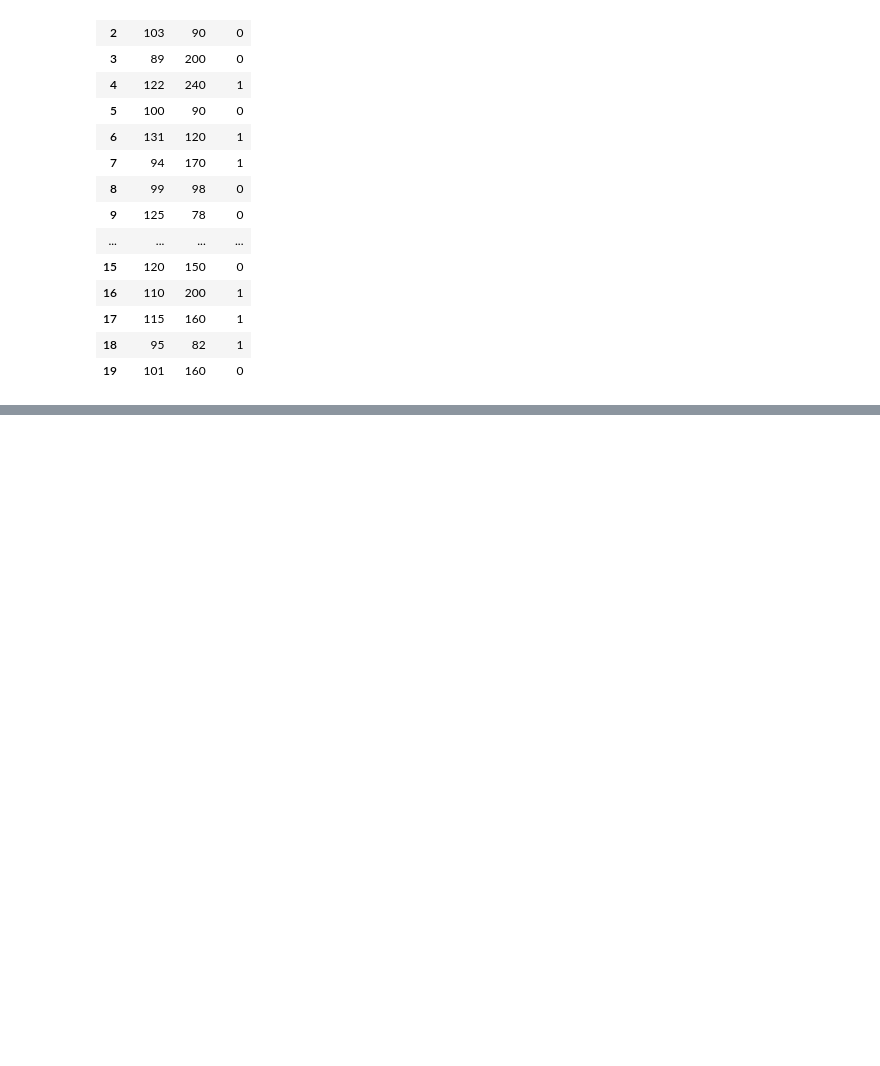
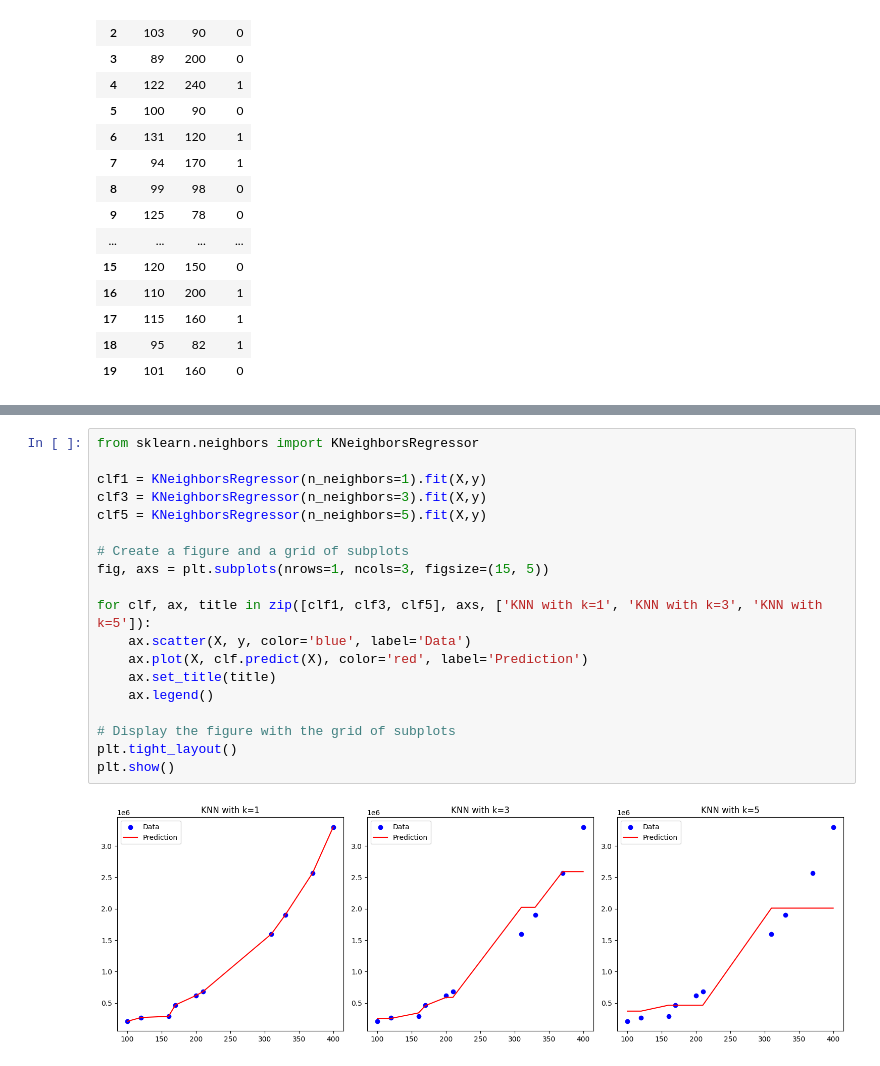
Before and after one commit to ShadaMaayouf/Sem2_Machine_Learning, a Jupyter notebook: KE2_ueberwachtes_Lernen/2_4_Nachste_Nachbarn_Klassifikation/2_4_Naechste_Nachbarn_Klassifikation.ipynb, the cells around one changed output, grey strips where cells are left out. Drawn from its saved outputs; the diff is of its cells as text; blank space fills up the shorter version.

```diff
--- a/KE2_ueberwachtes_Lernen/2_4_Nachste_Nachbarn_Klassifikation/2_4_Naechste_Nachbarn_Klassifikation.ipynb
+++ b/KE2_ueberwachtes_Lernen/2_4_Nachste_Nachbarn_Klassifikation/2_4_Naechste_Nachbarn_Klassifikation.ipynb
@@ -87,0 +149,21 @@ plt.show()
+# %%
+from sklearn.neighbors import KNeighborsRegressor
+
+clf1 = KNeighborsRegressor(n_neighbors=1).fit(X,y)
+clf3 = KNeighborsRegressor(n_neighbors=3).fit(X,y)
+clf5 = KNeighborsRegressor(n_neighbors=5).fit(X,y)
+
+# Create a figure and a grid of subplots
+fig, axs = plt.subplots(nrows=1, ncols=3, figsize=(15, 5))
+
+for clf, ax, title in zip([clf1, clf3, clf5], axs, ['KNN with k=1', 'KNN with k=3', 'KNN with k=5']):
+    ax.scatter(X, y, color='blue', label='Data')
+    ax.plot(X, clf.predict(X), color='red', label='Prediction')
+    ax.set_title(title)
+    ax.legend()
+
+# Display the figure with the grid of subplots
+plt.tight_layout()
+plt.show()
+# %% [output]
+[figure, added]
```
Also changed, not shown: parts of 15 cells of this notebook.
